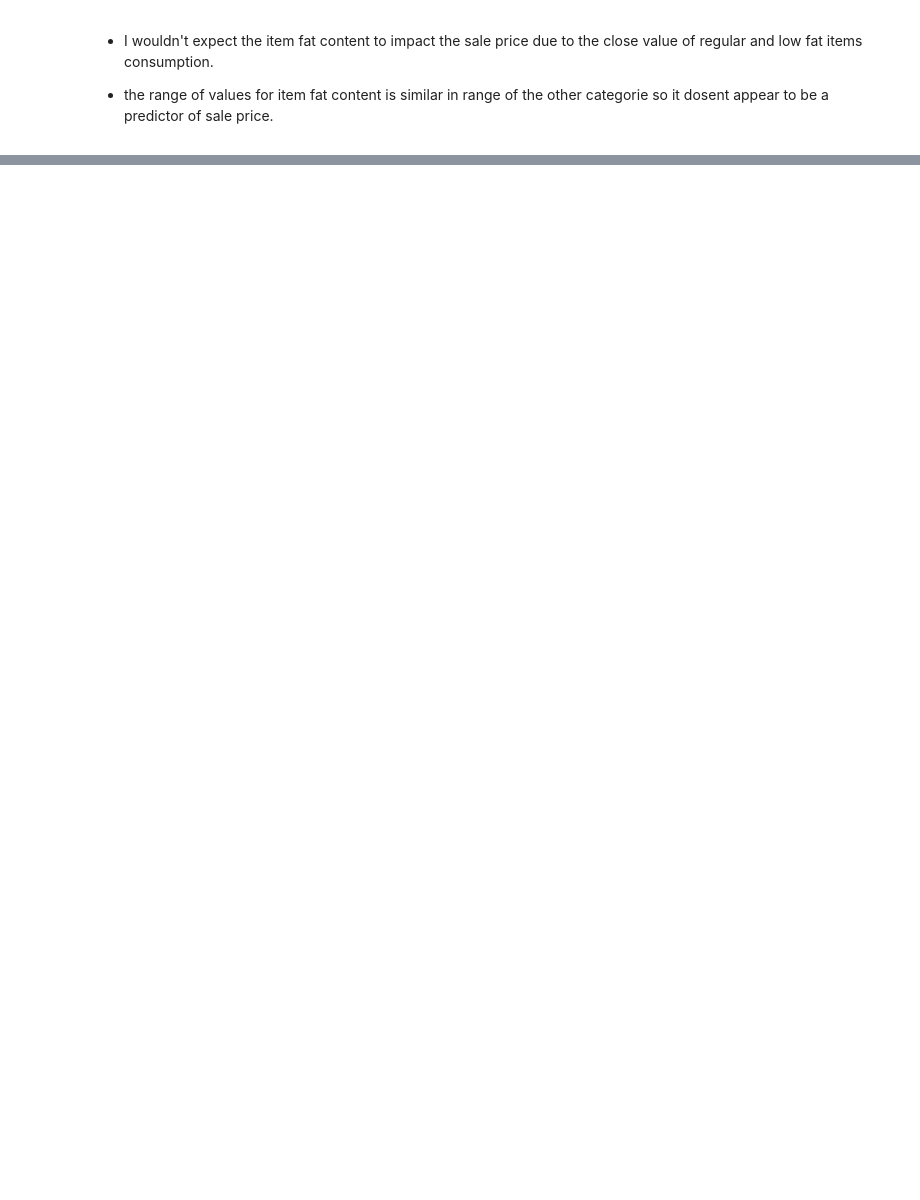
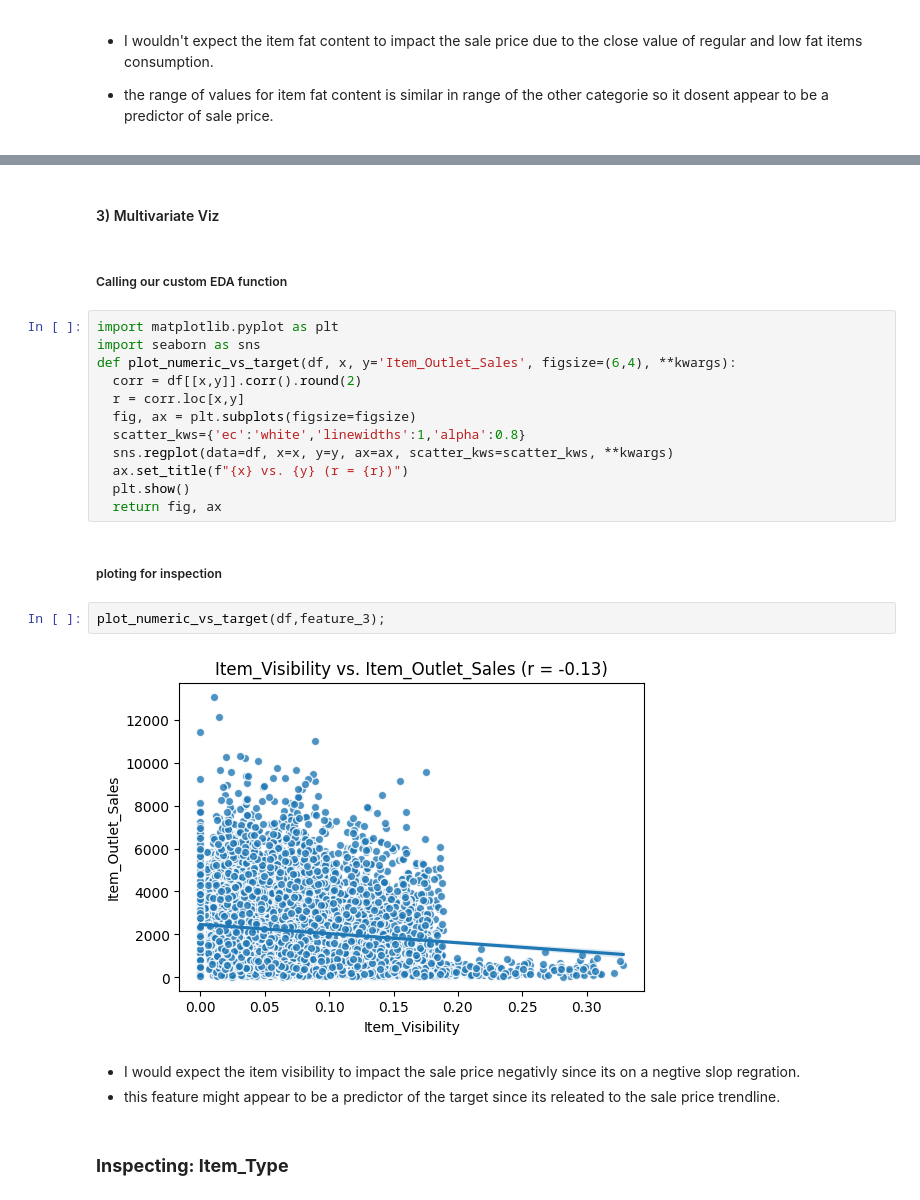
Before and after one commit to achelousace/Prediction-of-Product, a Jupyter notebook: Prediction_of_Product_Sales_.ipynb, the cells around one changed output, grey strips where cells are left out. Saved outputs shown, nothing was run; the diff lists cells and outputs as text; blank space fills up the shorter version.

```diff
--- a/Prediction_of_Product_Sales_.ipynb
+++ b/Prediction_of_Product_Sales_.ipynb
@@ -539,0 +586,27 @@ plot_categorical_vs_target(df,feature_2);
+# %% [markdown]
+#### 3) Multivariate Viz
+# %% [markdown]
+##### Calling our custom EDA function
+# %%
+import matplotlib.pyplot as plt
+import seaborn as sns
+def plot_numeric_vs_target(df, x, y='Item_Outlet_Sales', figsize=(6,4), **kwargs):
+  corr = df[[x,y]].corr().round(2)
+  r = corr.loc[x,y]
+  fig, ax = plt.subplots(figsize=figsize)
+  scatter_kws={'ec':'white','linewidths':1,'alpha':0.8}
+  sns.regplot(data=df, x=x, y=y, ax=ax, scatter_kws=scatter_kws, **kwargs)
+  ax.set_title(f"{x} vs. {y} (r = {r})")
+  plt.show()
+  return fig, ax
+# %% [markdown]
+##### ploting for inspection
+# %%
+plot_numeric_vs_target(df,feature_3);
+# %% [output]
+[figure, added]
+# %% [markdown]
+* I would expect the item visibility to impact the sale price negativly since its on a negtive slop regration.
+* this feature might appear to be a predictor of the target since its releated to the sale price trendline.
+# %% [markdown]
+### **Inspecting: Item_Type**
```
Also changed, not shown: parts of 49 cells of this notebook.
